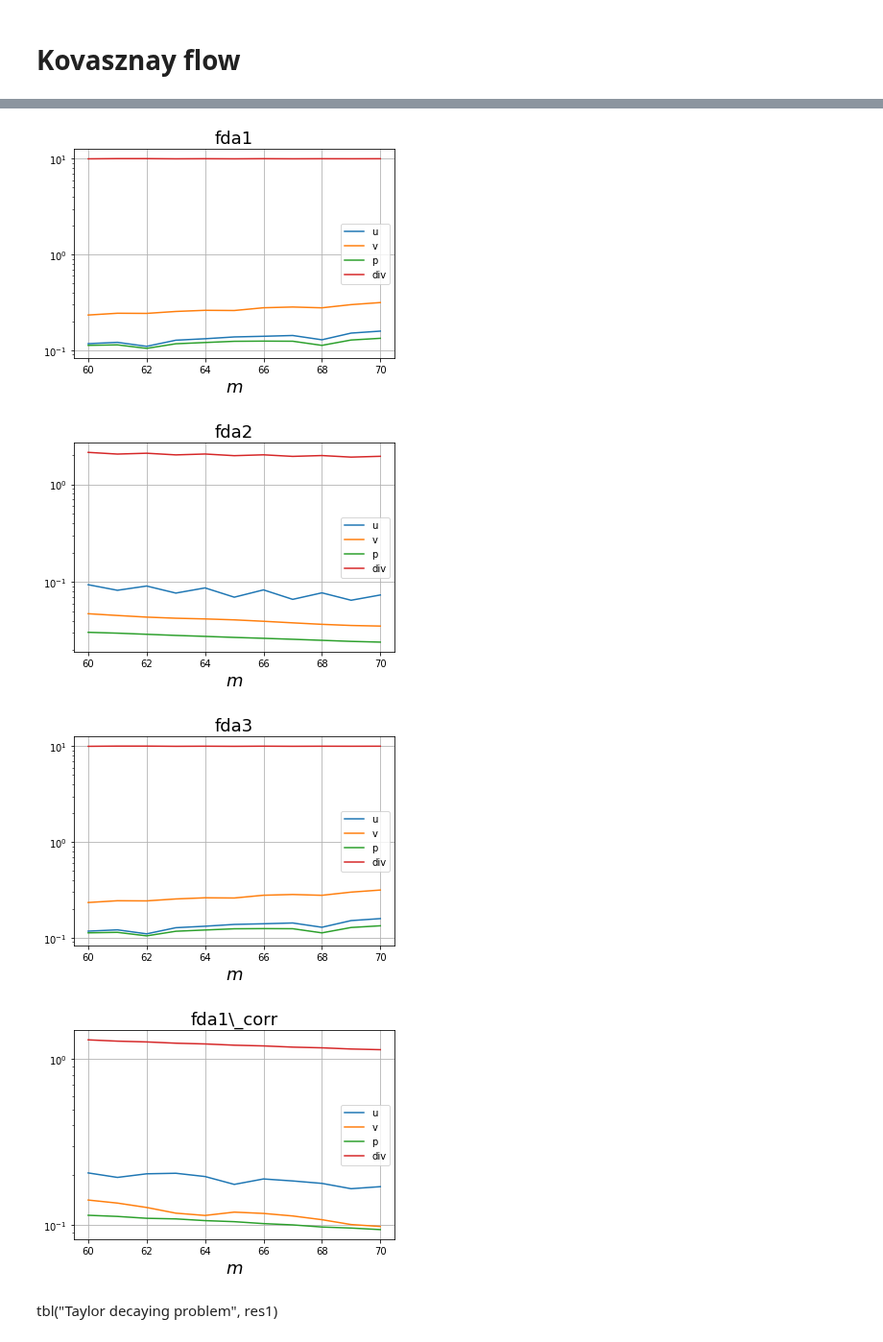
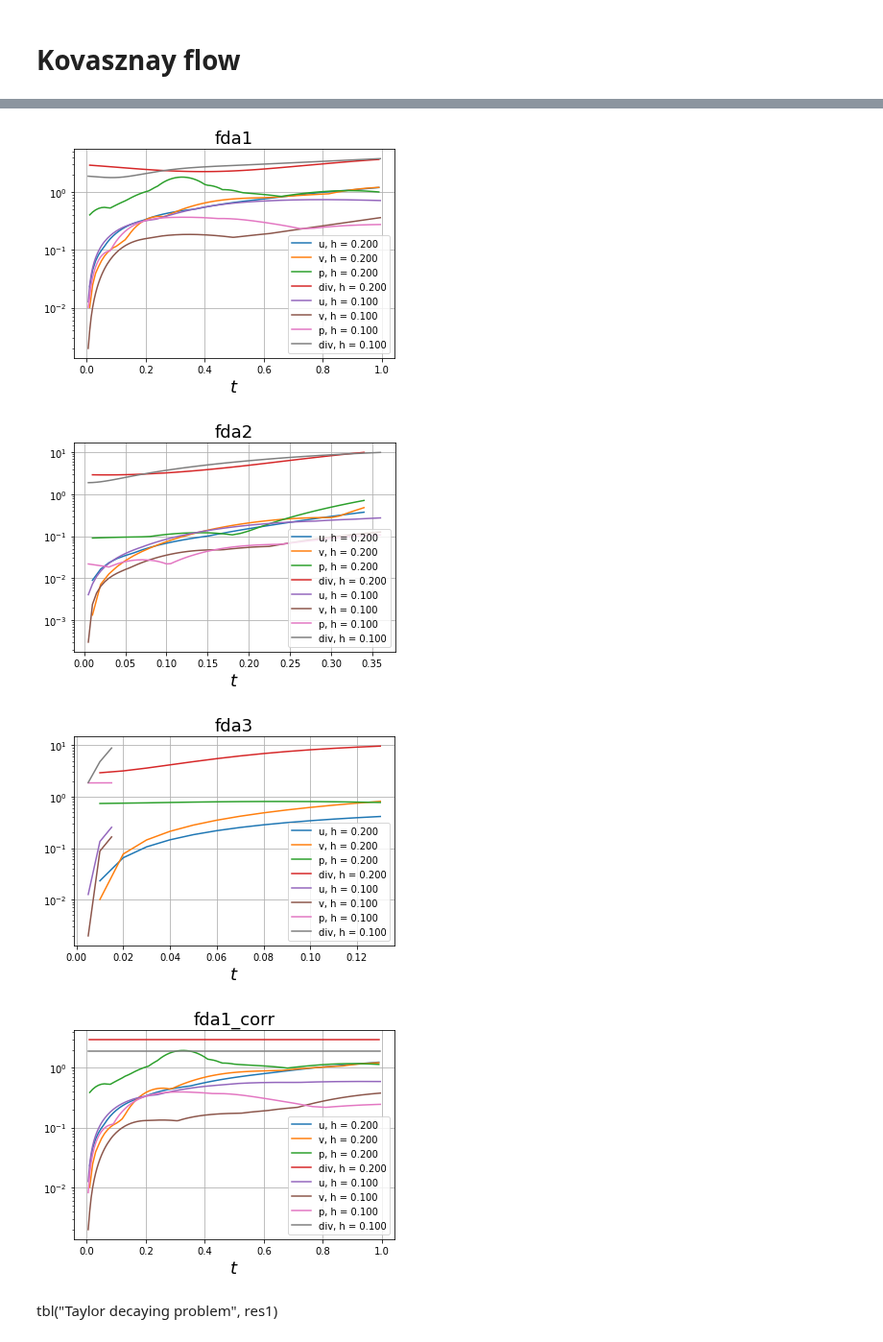
Before and after one commit to blinkovua/sharing-blinkov, a Jupyter notebook: NavierStokes.ipynb, the cells around one changed output, grey strips where cells are left out. Shown at 96% size. Saved outputs shown, nothing was run; the diff lists cells and outputs as text; code cells hidden in the pictures.

```diff
--- a/NavierStokes.ipynb
+++ b/NavierStokes.ipynb
@@ -524,13 +480,15 @@ Time: 154.623 * 6
 # %%
 l = ['u', 'v', 'p', 'div']
 for f, a, s in fda:
-    res = sorted((r for r in result if r[0][4] == f), key=lambda r: r[1])
-    title(str(f).split(' ')[1].replace('_', '\_'), {'fontsize': 18})
-    for k in range(4):
-        semilogy(list(range(5, n)),\
-             [r[2][r[1]][k+1] for r in res],\
-             label=l[k])
-    xlabel(r'$m$', {'fontsize': 18})
+    res = sorted((r for r in res_taylor_decaying if r[0][4] == f),\
+                 key=lambda r: -r[0][5])
+    title(str(f).split(' ')[1], {'fontsize': 18})
+    for r in res:
+        for k in range(4):
+            semilogy(r[2][0][:r[1]],\
+                     r[2][k+1][:r[1]],\
+                     label="%s, h = %.3f" % (l[k], r[0][5]))
+    xlabel(r'$t$', {'fontsize': 18})
 #     ylim((10**-15, 10**1))
     grid()
     legend(loc='best', fancybox=True)
@@ -544,12 +502,13 @@ for f, a, s in fda:
 # %% [markdown]
 # Kovasznay flow
 # %%
-tasks, n = [], 71
-for m in range(60, n):
-    h = 3.0/(m+1)
+tasks, n = [], 2
+for m in range(n):
+    h = 0.2/2**m
     tau = 0.05*h
+    print("h =", h, "  steps =", int(ceil(1.0/tau)))
     x, y = meshgrid(arange(-1.5, 1.5, h, dtype=float64),\
-                    arange(-2.5, 2.0, h, dtype=float64), indexing='ij')
+                    arange(-1.5, 1.5, h, dtype=float64), indexing='ij')
 
     for f, a, s in fda:
         args = kovasznay_flow, x, y, 1.0, f, h, tau, a, s, 40.
@@ -560,11 +521,10 @@ len(tasks)
 # %%
-proc = 6
+proc = 2
 clock = time.perf_counter()
 pool = Pool(processes=proc)
 res = pool.map_async(sol, tasks)
 pool.close()
 pool.join()
-result = res.get()
+res_kovasznay_flow = res.get()
 print("Time: %.3f * %d" % (time.perf_counter() - clock, proc))
-len(result)
 # %% [output]
@@ -573,23 +533,24 @@ Time: 68.874 * 6
 # %%
 l = ['u', 'v', 'p', 'div']
 for f, a, s in fda:
-    res = sorted((r for r in result if r[0][4] == f), key=lambda r: r[1])
-    title(str(f).split(' ')[1].replace('_', '\_'), {'fontsize': 18})
-    for k in range(4):
-        semilogy(list(range(60, n)),\
-             [r[2][r[1]][k+1] for r in res],\
-             label=l[k])
-    xlabel(r'$m$', {'fontsize': 18})
+    res = sorted((r for r in res_kovasznay_flow if r[0][4] == f), key=lambda r: -r[0][5])
+    title(str(f).split(' ')[1], {'fontsize': 18})
+    for r in res:
+        for k in range(4):
+            semilogy(r[2][0][:r[1]],\
+                     r[2][k+1][:r[1]],\
+                     label="%s, h = %.3f" % (l[k], r[0][5]))
+    xlabel(r'$t$', {'fontsize': 18})
 #     ylim((10**-15, 10**1))
     grid()
     legend(loc='best', fancybox=True)
     show()
     close()
 # %% [output]
-[figure, old version]
+[figure, new version]
-[figure, old version]
+[figure, new version]
-[figure, old version]
+[figure, new version]
-[figure, old version]
+[figure, new version]
 # %%
 def tbl(exact, res):
     print(r"""\begin{center}
```
Also changed, not shown: parts of 29 cells of this notebook.
